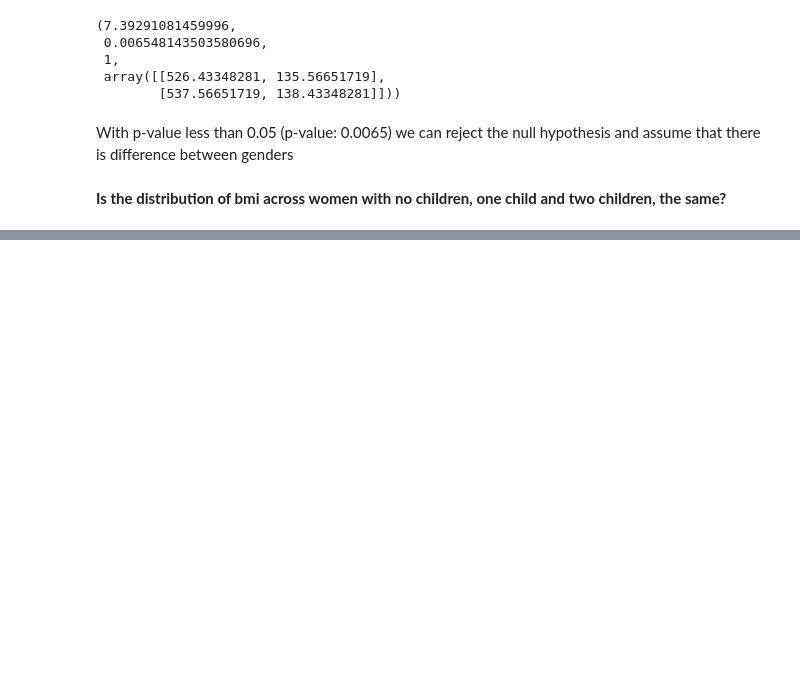
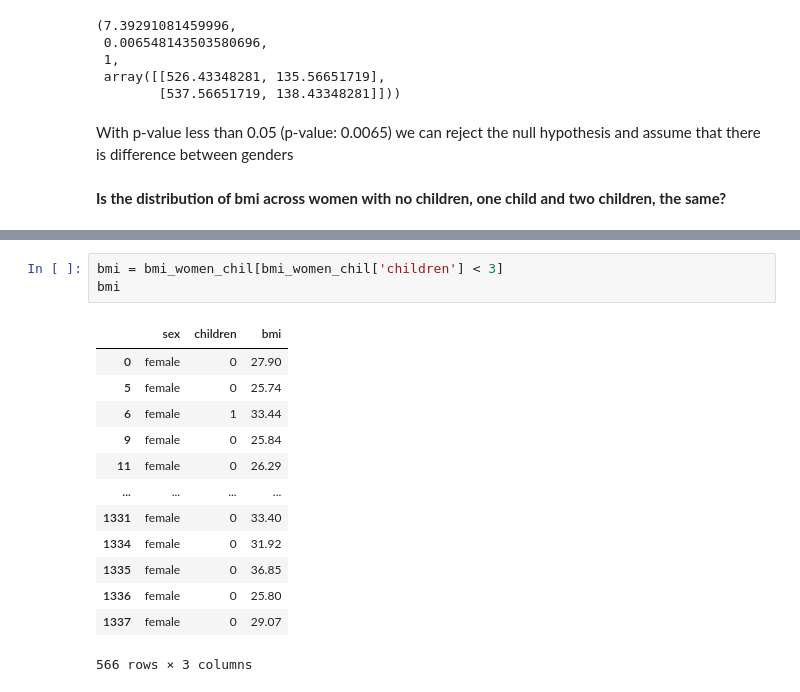
Before and after one commit to RochaErik/Medical-Data, a Jupyter notebook: Medical_data.ipynb, the cells around one changed output, grey strips where cells are left out. Drawn from its saved outputs; the diff is of its cells as text; blank space fills up the shorter version.

```diff
--- a/Medical_data.ipynb
+++ b/Medical_data.ipynb
@@ -568,0 +603,17 @@ With p-value less than 0.05 (p-value: 0.0065) we can reject the null hypothesis
+# %%
+bmi = bmi_women_chil[bmi_women_chil['children'] < 3]
+bmi
+# %% [output]
+|  | sex | children | bmi |
+| 0 | female | 0 | 27.90 |
+| 5 | female | 0 | 25.74 |
+| 6 | female | 1 | 33.44 |
+| 9 | female | 0 | 25.84 |
+| 11 | female | 0 | 26.29 |
+| ... | ... | ... | ... |
+| 1331 | female | 0 | 33.40 |
+| 1334 | female | 0 | 31.92 |
+| 1335 | female | 0 | 36.85 |
+| 1336 | female | 0 | 25.80 |
+| 1337 | female | 0 | 29.07 |
+566 rows × 3 columns
```
Also changed, not shown: parts of 9 cells of this notebook.
